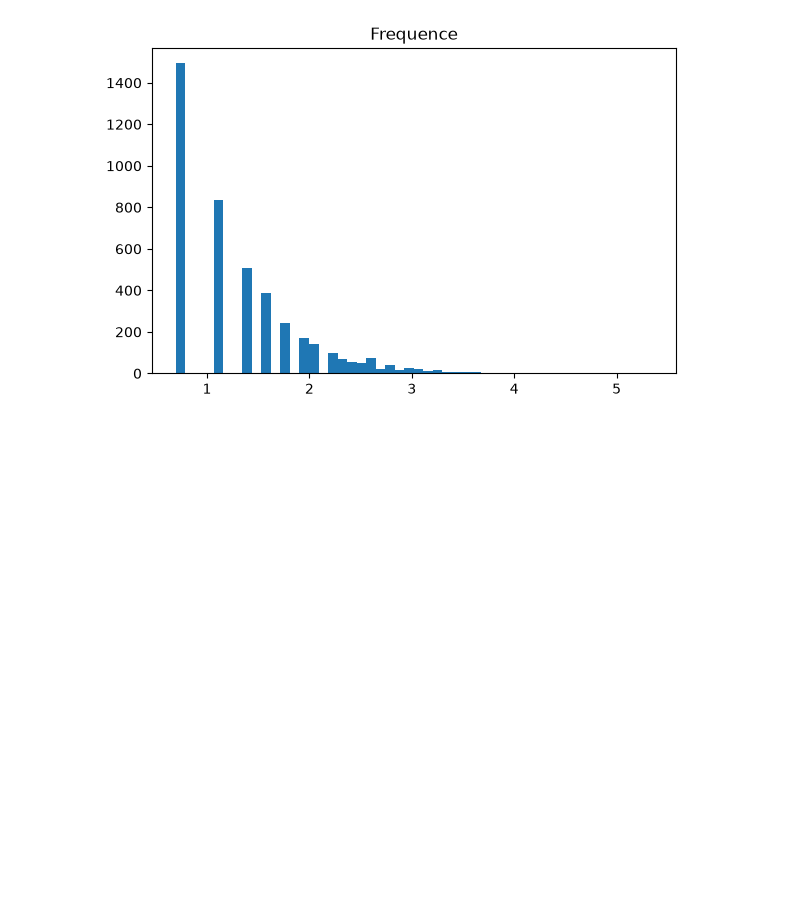
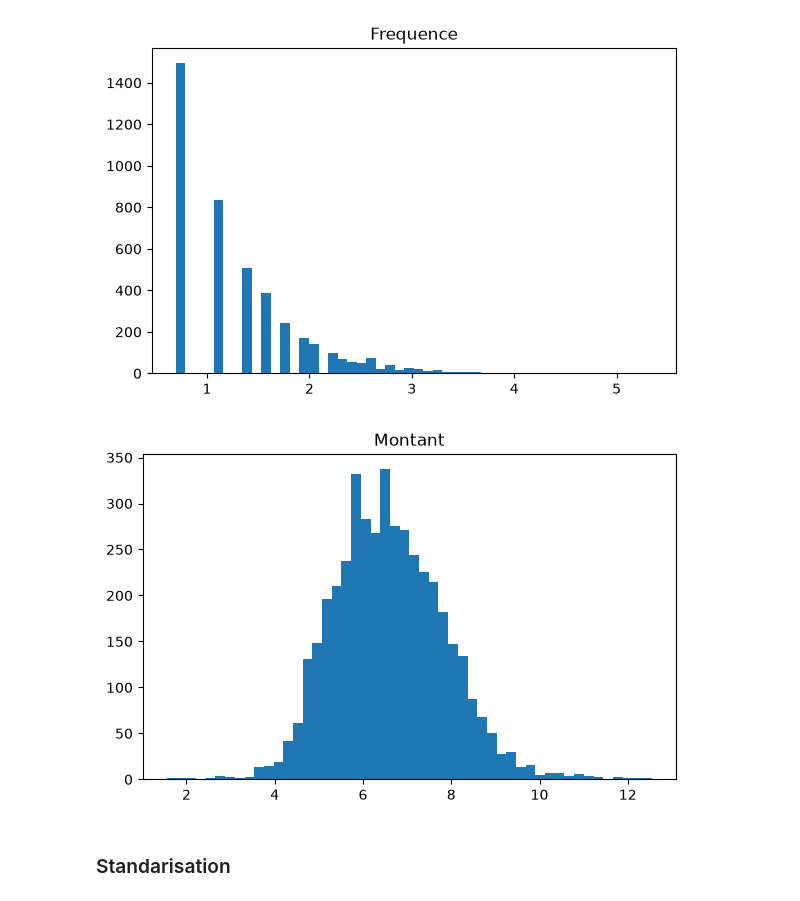
Before and after one commit to Oumohgh/ClientIQ, a Jupyter notebook: Notebook.ipynb, the cells around one changed output. Saved outputs shown, nothing was run; the diff lists cells and outputs as text; code cells hidden in the pictures; blank space fills up the shorter version.

```diff
--- a/Notebook.ipynb
+++ b/Notebook.ipynb
@@ -307,3 +306,13 @@ plt.tight_layout()
 plt.show()
 # %% [output]
 [figure]
+# %%
+fig, ax = plt.subplots(figsize=(6, 4))
+ax.hist(rfm['Montant'], bins=50)
+ax.set_title('Montant')
+plt.tight_layout()
+plt.show()
+# %% [output]
+[figure, added]
+# %% [markdown]
+### Standarisation
```
Also changed, not shown: parts of 14 cells of this notebook.
